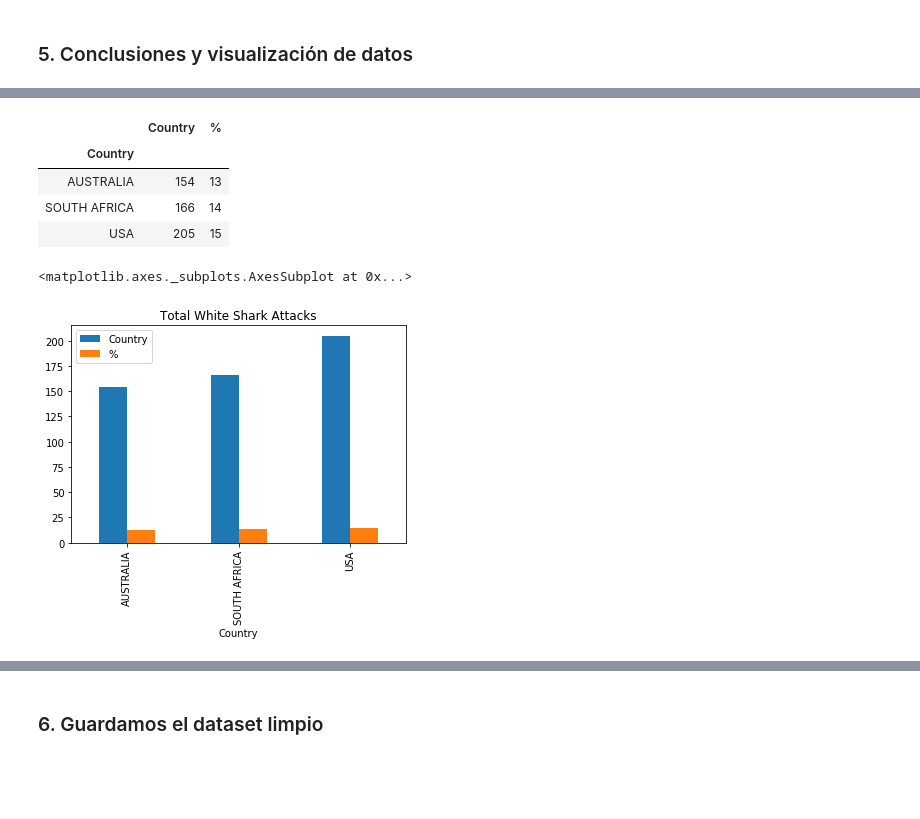
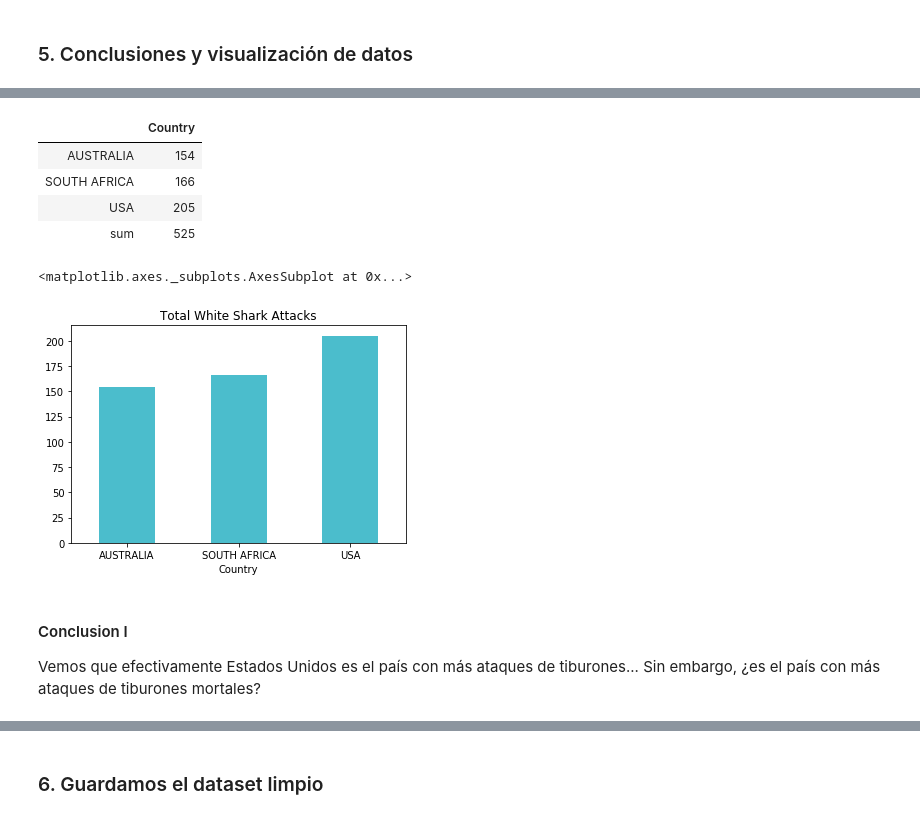
Before and after one commit to paularotaola/Data-cleaning-shark-attacks-analysis, a Jupyter notebook: Sharks-Data-Cleaning.ipynb, the cells around one changed output, grey strips where cells are left out. Cells and saved outputs as stored; diff of their text form; code cells hidden in the pictures; blank space fills up the shorter version.

```diff
--- a/Sharks-Data-Cleaning.ipynb
+++ b/Sharks-Data-Cleaning.ipynb
@@ -342,16 +330,19 @@ filtered = filtered.drop(drop_cols3, axis =1)
 # %%
 output_total = filtered.groupby(["Country"]).agg({"Country":"count"})
 output_total.append(output_total.agg(['sum']))
-output_total["%"] = [13, 14, 15]
-output_total
 # %% [output]
-|  | Country | % |
-| Country |  |  |
-| AUSTRALIA | 154 | 13 |
-| SOUTH AFRICA | 166 | 14 |
-| USA | 205 | 15 |
+|  | Country |
+| AUSTRALIA | 154 |
+| SOUTH AFRICA | 166 |
+| USA | 205 |
+| sum | 525 |
 # %%
-output_total.plot(kind='bar',title="Total White Shark Attacks")
+filtered.groupby(['Country']).size().plot(kind='bar',stacked=True, rot=0,
+                                          title="Total White Shark Attacks", color="#4bbdcc")
 # %% [output]
 <matplotlib.axes._subplots.AxesSubplot at 0x...>
-[figure, old version]
+[figure, new version]
+# %% [markdown]
+#### Conclusion I
+
+Vemos que efectivamente Estados Unidos es el país con más ataques de tiburones... Sin embargo, ¿es el país con más ataques de tiburones mortales?
```
Also changed, not shown: parts of 13 cells of this notebook, 1 other file.
